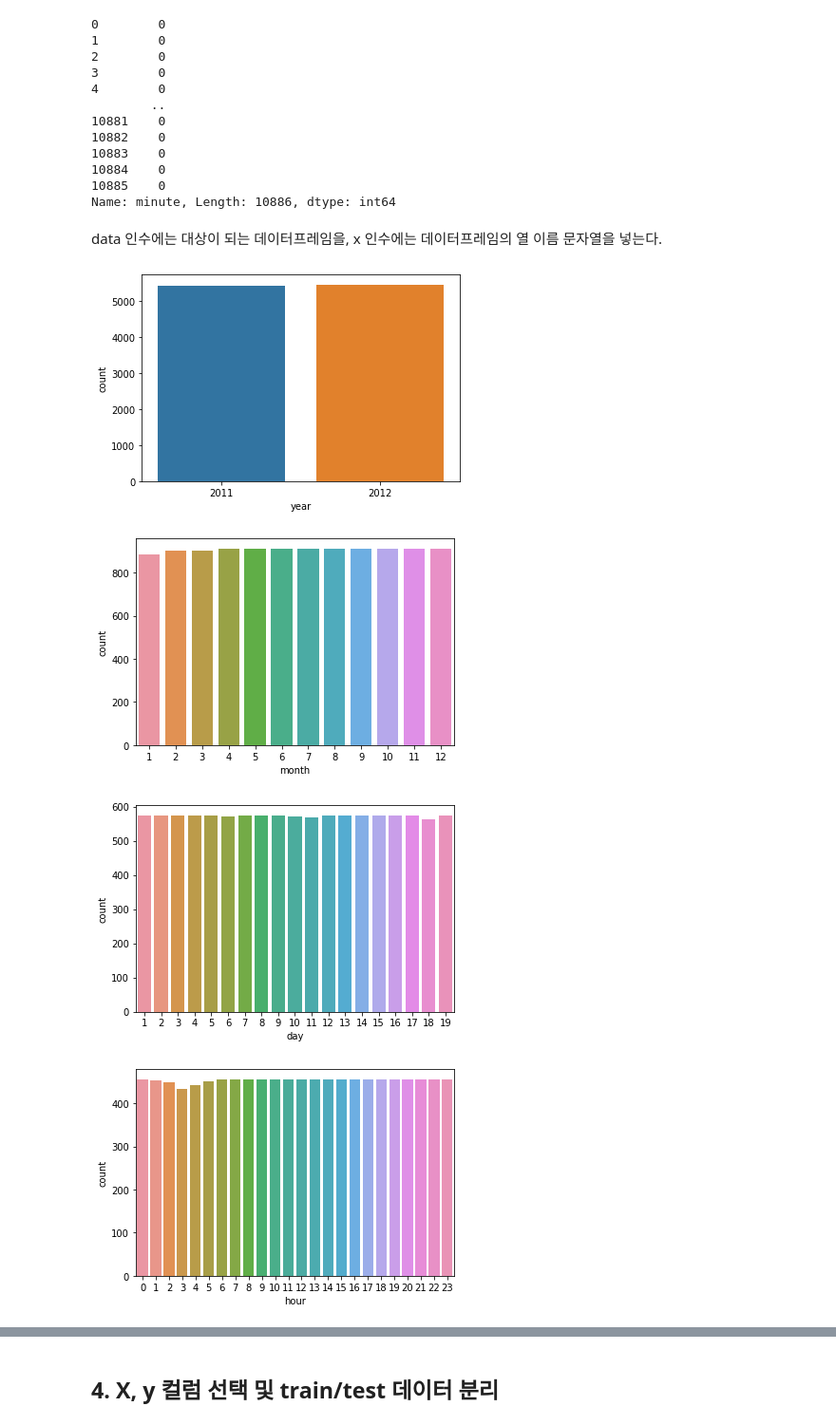
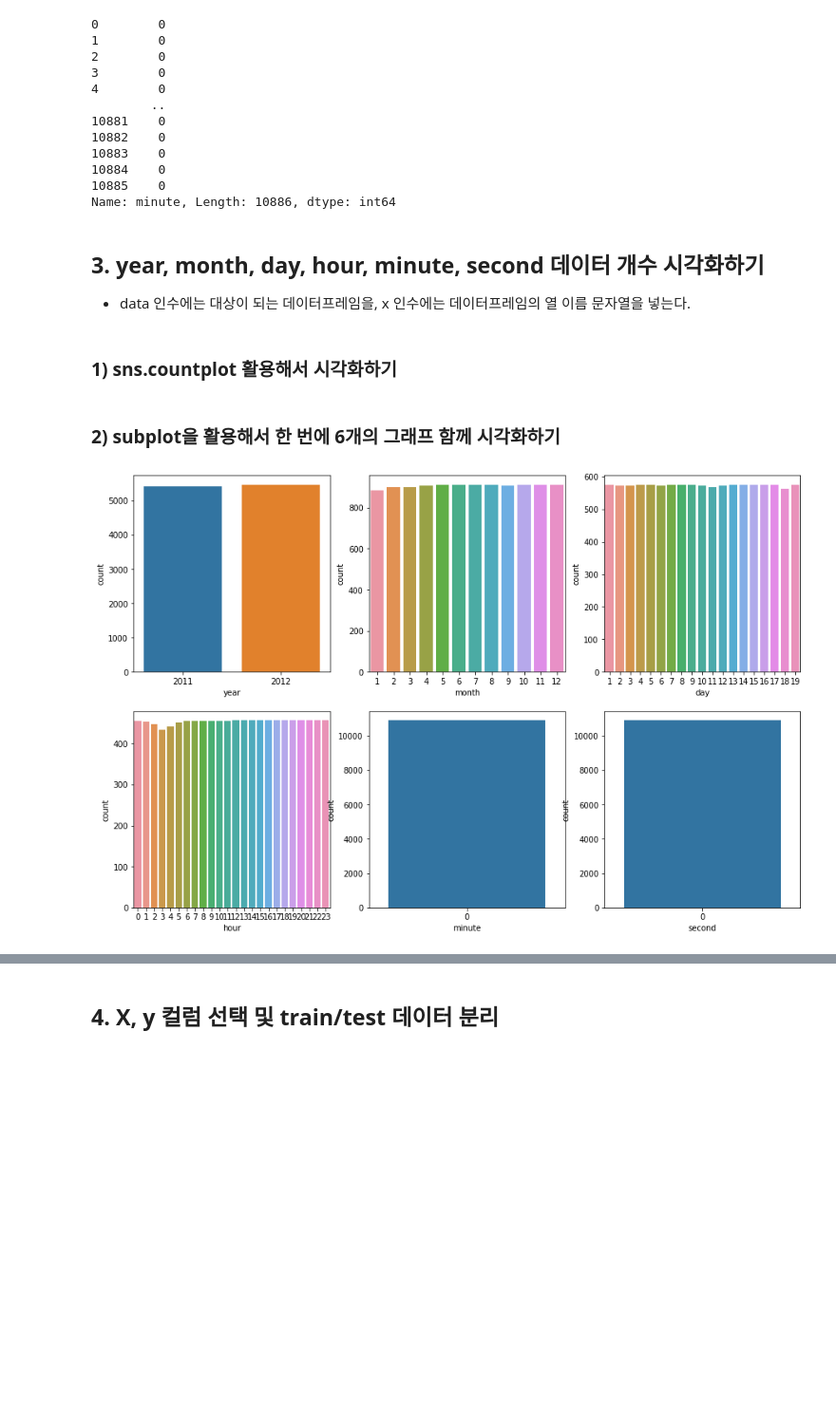
Before and after one commit to jx-dohwan/Aiffel_Exp_Project, a Jupyter notebook: [Exp_02]Regression_with_diabetes,_bike.ipynb, the cells around one changed output, grey strips where cells are left out. Shown at 95% size. Cells and saved outputs as stored; diff of their text form; code cells hidden in the pictures; blank space fills up the shorter version.

```diff
--- a/[Exp_02]Regression_with_diabetes,_bike.ipynb
+++ b/[Exp_02]Regression_with_diabetes,_bike.ipynb
@@ -304,27 +304,33 @@ bike_df['minute']
 10885    0
 Name: minute, Length: 10886, dtype: int64
 # %% [markdown]
-data 인수에는 대상이 되는 데이터프레임을, x 인수에는 데이터프레임의 열 이름 문자열을 넣는다.
+## 3. year, month, day, hour, minute, second 데이터 개수 시각화하기
+  - data 인수에는 대상이 되는 데이터프레임을, x 인수에는 데이터프레임의 열 이름 문자열을 넣는다.
+# %% [markdown]
+### 1) sns.countplot 활용해서 시각화하기
+# %% [markdown]
+### 2) subplot을 활용해서 한 번에 6개의 그래프 함께 시각화하기
 # %%
-sns.countplot(x=bike_df['year'], data=bike_df)
+# 2차원 배열인데 1차원으로 지정해서 오류가 났고
+# x와 data에 넣는 값을 혼돈해서 오류가 났었다.
+# 2 요구사항을 따로해서 도 길게 늘어지게 나타났었다.
+f, ax = plt.subplots(2,3, figsize=(15,10))
+sns.countplot(x=bike_df['year'], data=bike_df, ax=ax[0,0])
+
+
+sns.countplot(x=bike_df['month'], data=bike_df, ax=ax[0,1])
+
+
+sns.countplot(x=bike_df['day'], data=bike_df, ax=ax[0,2])
+
+
+sns.countplot(x=bike_df['hour'], data=bike_df, ax=ax[1,0])
+
+
+sns.countplot(x=bike_df['minute'], data=bike_df, ax=ax[1,1])
+
+
+sns.countplot(x=bike_df['second'], data=bike_df ,ax=ax[1,2])
 plt.show()
-
-sns.countplot(x=bike_df['month'], data=bike_df)
-plt.show()
-
-sns.countplot(x=bike_df['day'], data=bike_df)
-plt.show()
-
-sns.countplot(x=bike_df['hour'], data=bike_df)
-plt.show()
-
-sns.countplot(x=bike_df['minute'], data=bike_df)
-plt.show()
-
-sns.countplot(x=bike_df['second'], data=bike_df)
-plt.show()
 # %% [output]
-[figure, old version]
+[figure, new version]
-[figure, removed]
-[figure, removed]
-[figure, removed]
```
Also changed, not shown: parts of 8 cells of this notebook.
